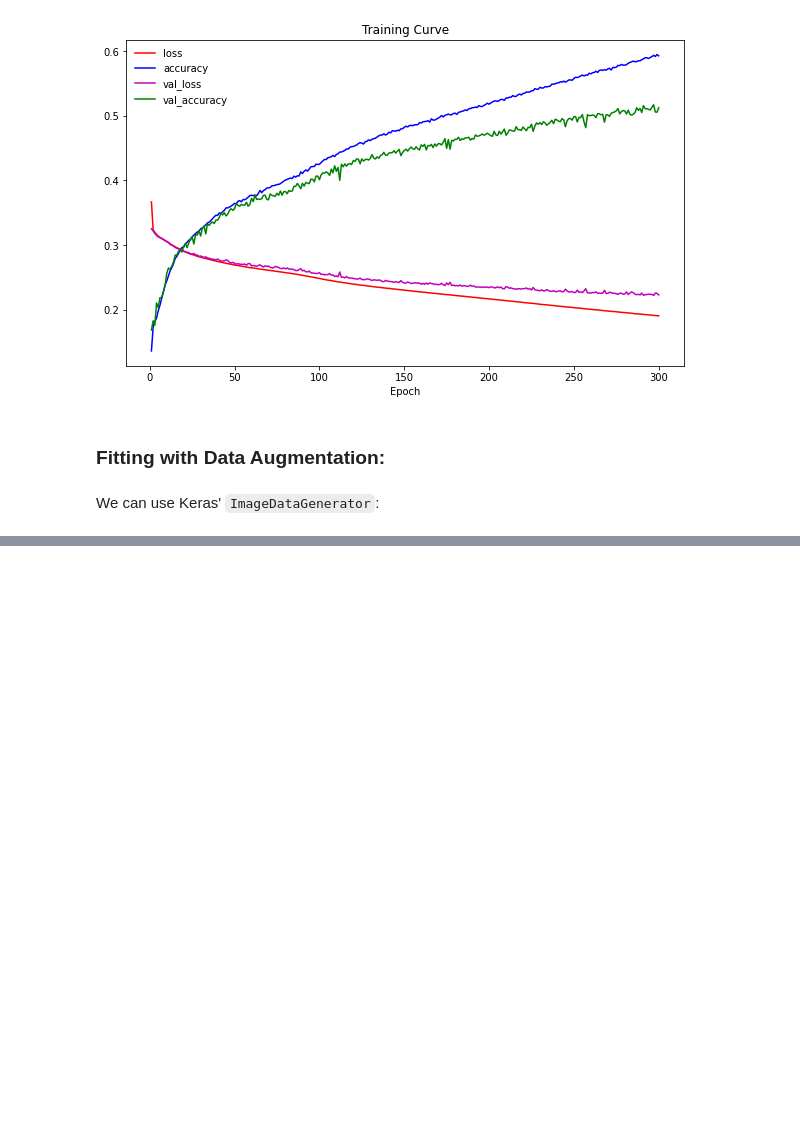
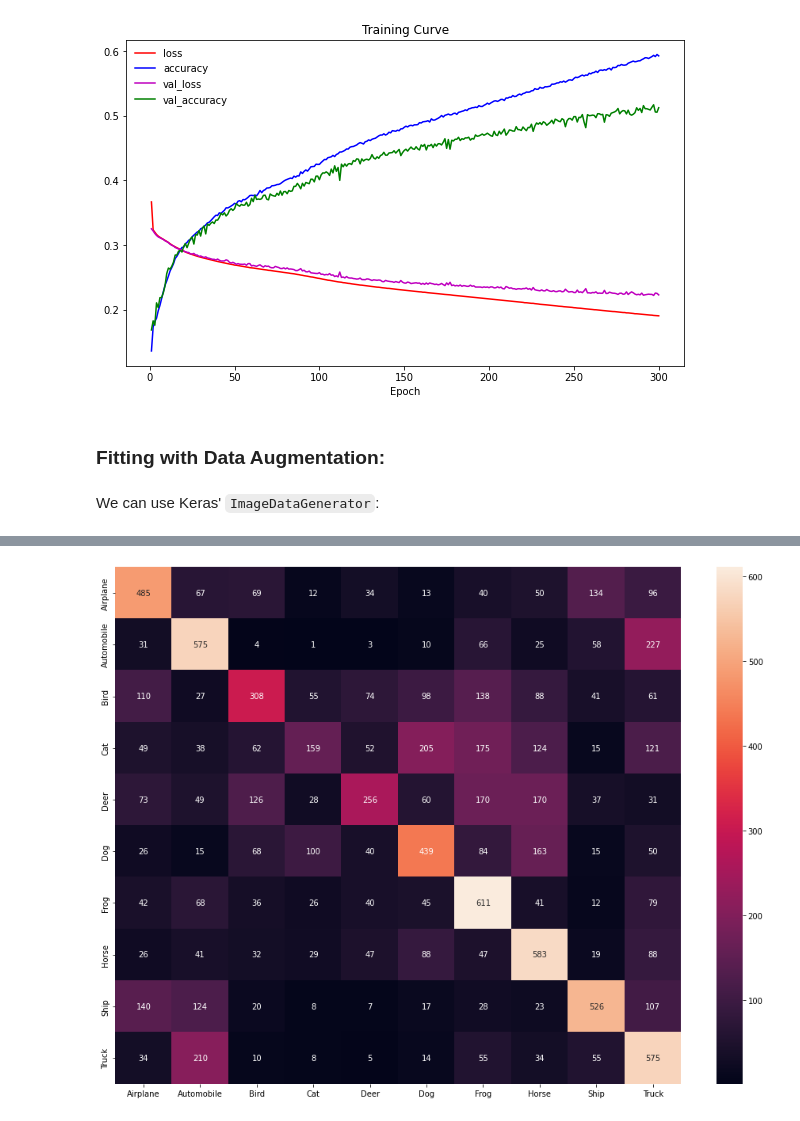
Before and after one commit to Sejmou/ml-ex3, a Jupyter notebook: notebooks/LeNet5_CIFAR_10.ipynb, the cells around one changed output, grey strips where cells are left out. Saved outputs shown, nothing was run; the diff lists cells and outputs as text; code cells hidden in the pictures; blank space fills up the shorter version.

```diff
--- a/notebooks/LeNet5_CIFAR_10.ipynb
+++ b/notebooks/LeNet5_CIFAR_10.ipynb
@@ -338,0 +516,7 @@ model.save(os.path.join(log_dir, 'Model.h5')
+# %%
+import tensorflow as tf
+# Recreate the best model from the fit on augmented data, including its weights and the optimizer
+aug_model = tf.keras.models.load_model(os.path.join(log_dir, 'best_val_acc_weights.h5'))
+
+# Show the model architecture
+aug_model.summary()
@@ -338,0 +625,7 @@ model.save(os.path.join(log_dir, 'Model.h5')
+# %%
+y_preds_with_aug = aug_model.predict(X_test)
+y_pred_with_aug = np.argmax(y_preds_with_aug, axis=1)
+# %%
+plot_confusion_matrix(y_test_1d, y_pred_with_aug, text_labels=text_labels)
+# %% [output]
+[figure, added]
```
Also changed, not shown: parts of 53 cells of this notebook.
